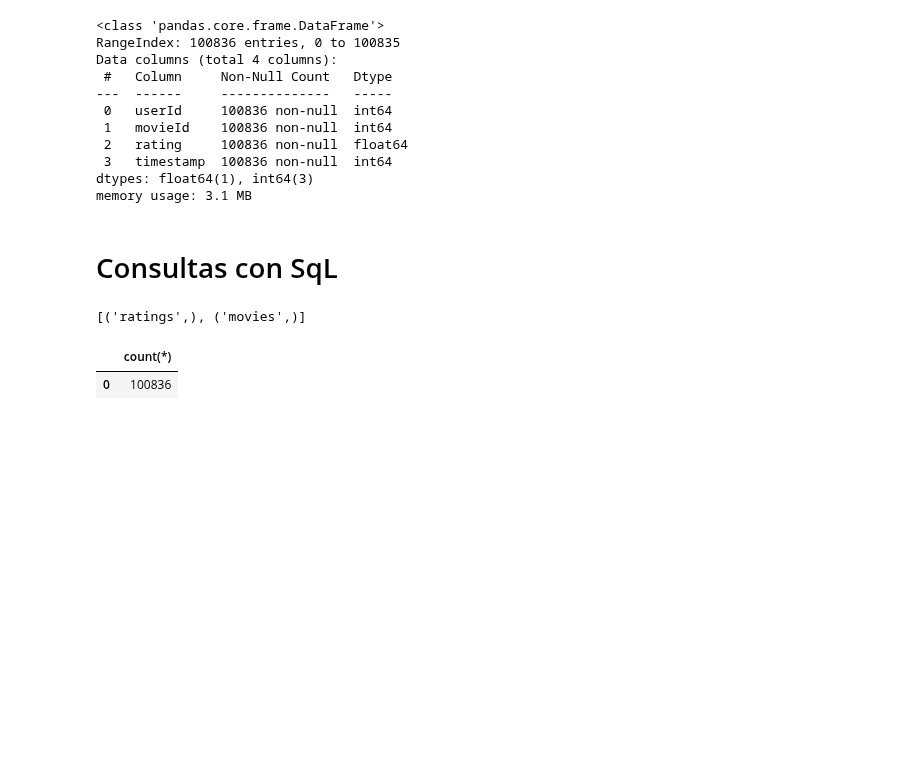
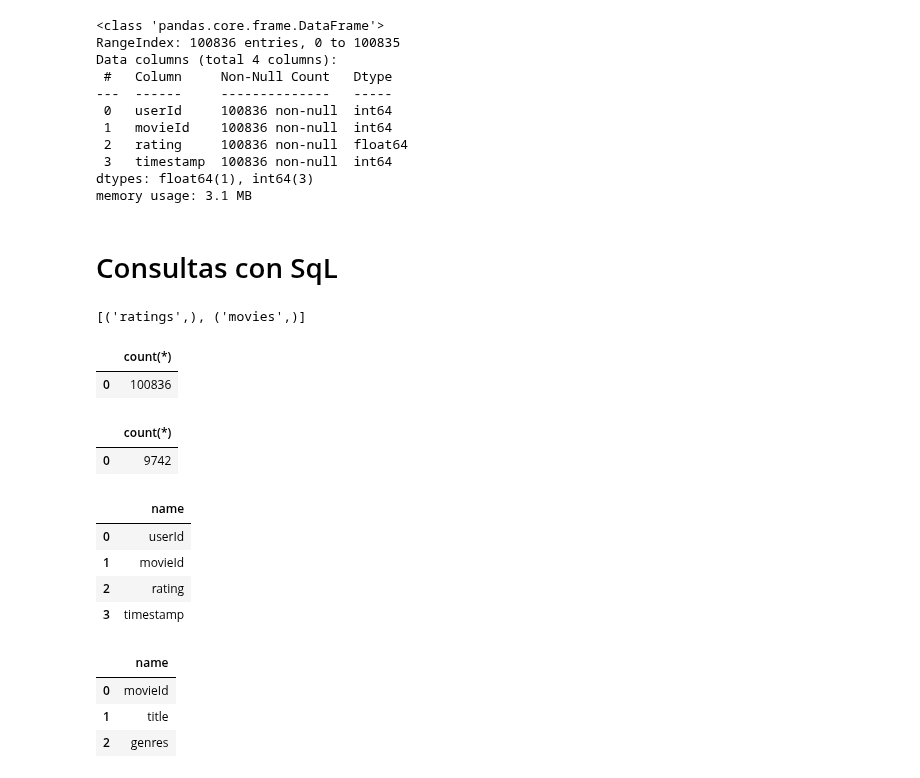
Before and after one commit to DanielMerkdo/ensayo, a Jupyter notebook: proyecto1_aa.ipynb, the cells around one changed output. Saved outputs shown, nothing was run; the diff lists cells and outputs as text; code cells hidden in the pictures; blank space fills up the shorter version.

```diff
--- a/proyecto1_aa.ipynb
+++ b/proyecto1_aa.ipynb
@@ -166,3 +175,30 @@ pd.read_sql("select count(*) from ratings", conex)
 # %% [output]
 |  | count(*) |
 | 0 | 100836 |
+# %%
+#Total de registros en la tabla movies
+pd.read_sql("select count(*) from movies", conex)
+# %% [output]
+|  | count(*) |
+| 0 | 9742 |
+# %%
+# Consultar el nombre de las columnas de la tabla "ratings"
+column_names_query = "SELECT name FROM PRAGMA_TABLE_INFO('ratings')"
+columns_ratings = pd.read_sql(column_names_query, conex)
+columns_ratings
+# %% [output]
+|  | name |
+| 0 | userId |
+| 1 | movieId |
+| 2 | rating |
+| 3 | timestamp |
+# %%
+# Consultar el nombre de las columnas de la tabla "movies"
+column_names_query = "SELECT name FROM PRAGMA_TABLE_INFO('movies')"
+columns_movies = pd.read_sql(column_names_query, conex)
+columns_movies
+# %% [output]
+|  | name |
+| 0 | movieId |
+| 1 | title |
+| 2 | genres |
```
Also changed, not shown: parts of 10 cells of this notebook.
